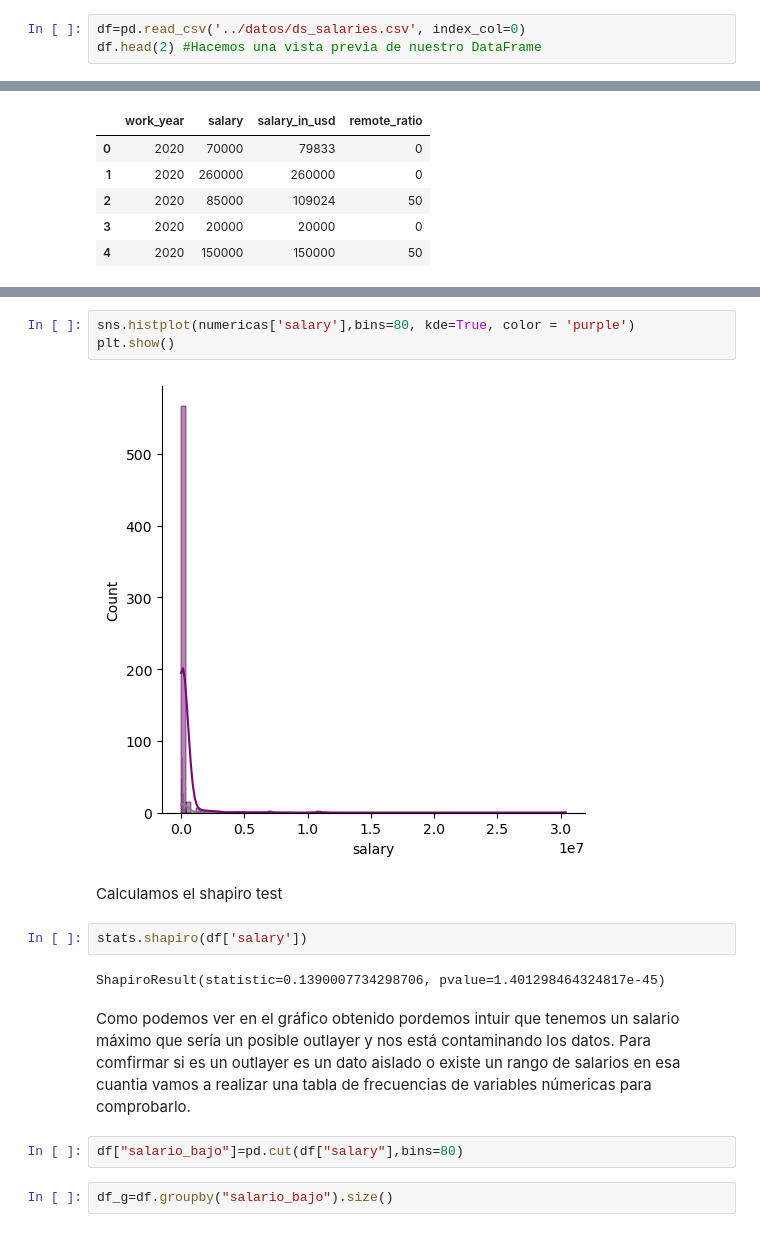
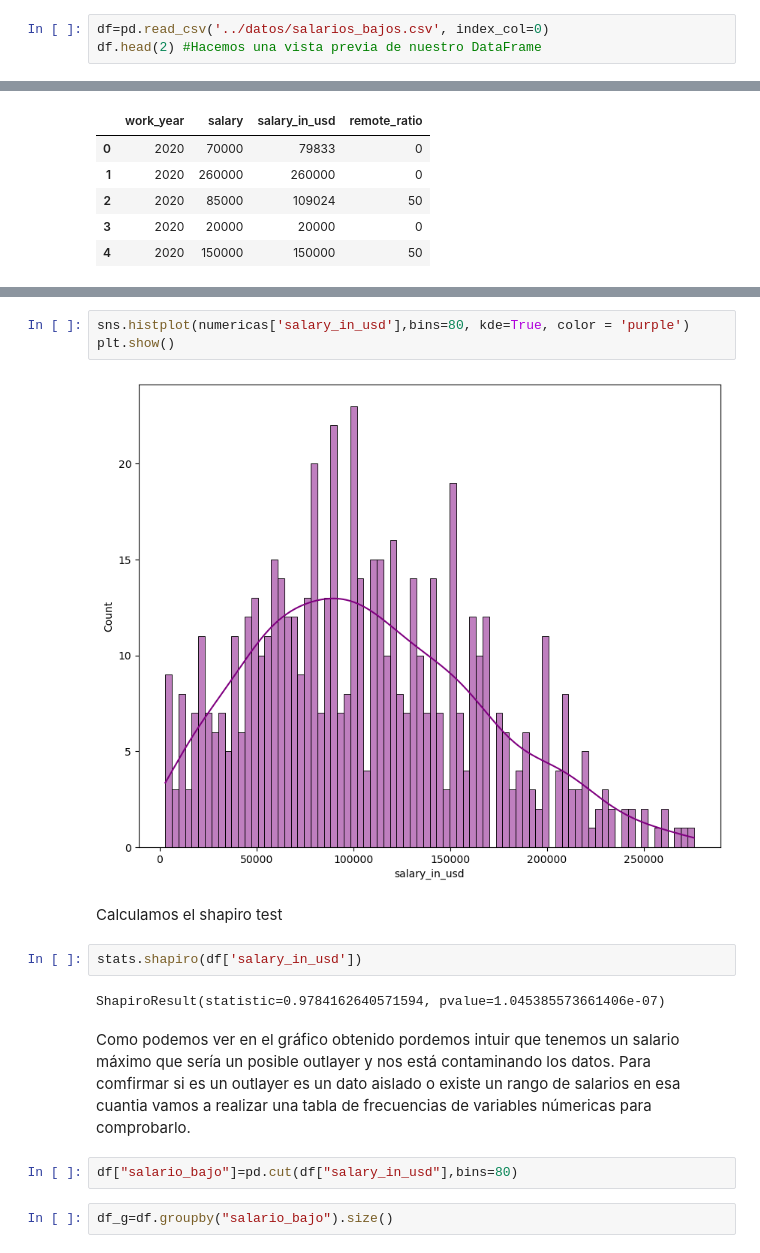
Before and after one commit to Adalab/DA-promo-b-modulo-3-sprint-1-Paula-Yadira, a Jupyter notebook: Regresión lineal/II-pair-programming-tests-estadísticos.ipynb, the cells around one changed output, grey strips where cells are left out. Cells and saved outputs as stored; diff of their text form.

```diff
--- a/Regresión lineal/II-pair-programming-tests-estadísticos.ipynb
+++ b/Regresión lineal/II-pair-programming-tests-estadísticos.ipynb
@@ -28,7 +28,7 @@ warnings.filterwarnings('ignore')
 pd.options.display.float_format = '{:.2f}'.format
 pd.options.display.max_columns=None
 # %%
-df=pd.read_csv('../datos/ds_salaries.csv', index_col=0)
+df=pd.read_csv('../datos/salarios_bajos.csv', index_col=0)
 df.head(2) #Hacemos una vista previa de nuestro DataFrame
 # %% [output]
 |  | work_year | experience_level | employment_type | job_title | salary | salary_currency | salary_in_usd | ... |
@@ -75,19 +73,19 @@ plt.show()
 # %%
-sns.histplot(numericas['salary'],bins=80, kde=True, color = 'purple')
+sns.histplot(numericas['salary_in_usd'],bins=80, kde=True, color = 'purple')
 plt.show()
 # %% [output]
-[figure, old version]
+[figure, new version]
 # %% [markdown]
 Calculamos el shapiro test
 # %%
-stats.shapiro(df['salary'])
+stats.shapiro(df['salary_in_usd'])
 # %% [output]
-ShapiroResult(statistic=0.1390007734298706, pvalue=1.401298464324817e-45)
+ShapiroResult(statistic=0.9784162640571594, pvalue=1.045385573661406e-07)
 # %% [markdown]
 Como podemos ver en el gráfico obtenido pordemos intuir que tenemos un salario máximo que sería un posible outlayer y nos está contaminando los datos.
 Para comfirmar si es un outlayer es un dato aislado o existe un rango de salarios en esa cuantia vamos a realizar una tabla de frecuencias de variables númericas para comprobarlo.
 # %%
-df["salario_bajo"]=pd.cut(df["salary"],bins=80)
+df["salario_bajo"]=pd.cut(df["salary_in_usd"],bins=80)
 # %%
 df_g=df.groupby("salario_bajo").size()
 # %%
```
Also changed, not shown: parts of 13 cells of this notebook, 4 other files.
